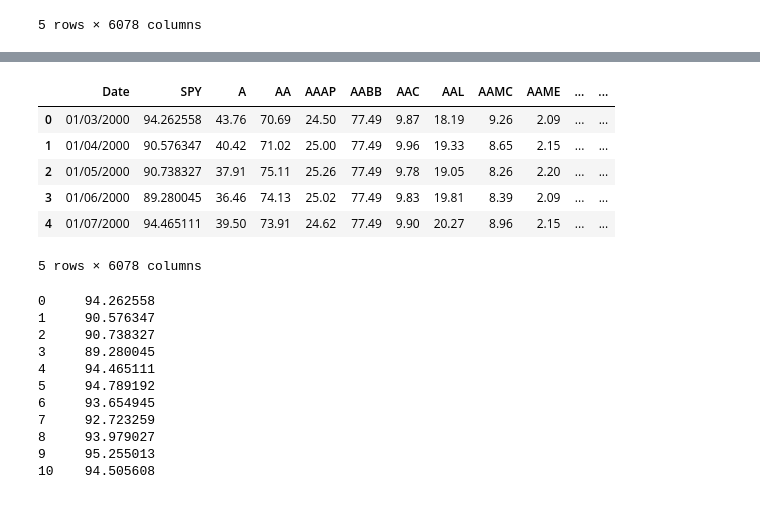
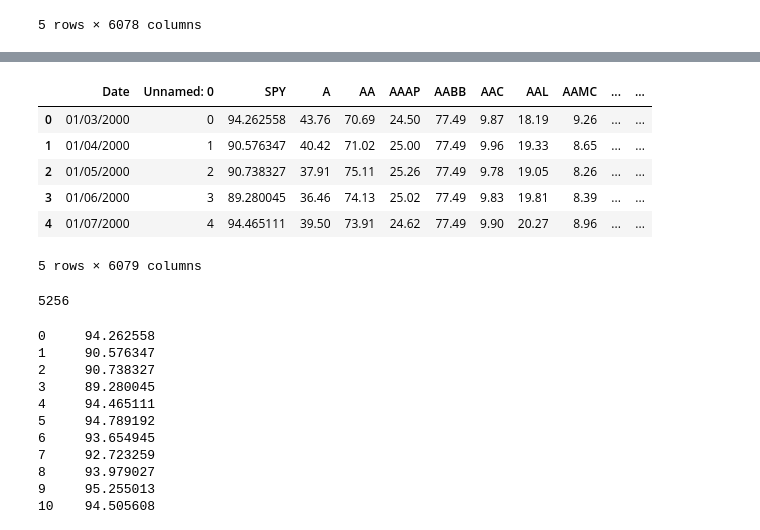
Before and after one commit to LumberJon1/EfficientPortfolio, a Jupyter notebook: EfficientPortfolioNotebook.ipynb, the cells around one changed output, grey strips where cells are left out. Drawn from its saved outputs; the diff is of its cells as text; code cells hidden in the pictures.

Commit message:
Debugged some errors with indexes when creating benchmark df and added TODO to handle missing dates for weekends

```diff
--- a/EfficientPortfolioNotebook.ipynb
+++ b/EfficientPortfolioNotebook.ipynb
@@ -78,17 +67,25 @@ df.head()
 # new_df.to_csv(path_or_buf=os.path.join(project_dir, "all_history.csv"))
 # %%
 reset_df = df.reset_index()
-date_value = reset_df.loc[reset_df["Date"] == "01/05/2000", "Date"].index[0]
+# date_value = reset_df.loc[reset_df["Date"] == "01/05/2000", "Date"].index[0]
 reset_df.head()
-# print(date_value)
 # %% [output]
-|  | Date | SPY | A | AA | AAAP | AABB | AAC | AAL | AAMC | AAME | ... | ... |
-| 0 | 01/03/2000 | 94.262558 | 43.76 | 70.69 | 24.50 | 77.49 | 9.87 | 18.19 | 9.26 | 2.09 | ... | ... |
-| 1 | 01/04/2000 | 90.576347 | 40.42 | 71.02 | 25.00 | 77.49 | 9.96 | 19.33 | 8.65 | 2.15 | ... | ... |
-| 2 | 01/05/2000 | 90.738327 | 37.91 | 75.11 | 25.26 | 77.49 | 9.78 | 19.05 | 8.26 | 2.20 | ... | ... |
-| 3 | 01/06/2000 | 89.280045 | 36.46 | 74.13 | 25.02 | 77.49 | 9.83 | 19.81 | 8.39 | 2.09 | ... | ... |
-| 4 | 01/07/2000 | 94.465111 | 39.50 | 73.91 | 24.62 | 77.49 | 9.90 | 20.27 | 8.96 | 2.15 | ... | ... |
+|  | Date | Unnamed: 0 | SPY | A | AA | AAAP | AABB | AAC | AAL | AAMC | ... | ... |
+| 0 | 01/03/2000 | 0 | 94.262558 | 43.76 | 70.69 | 24.50 | 77.49 | 9.87 | 18.19 | 9.26 | ... | ... |
+| 1 | 01/04/2000 | 1 | 90.576347 | 40.42 | 71.02 | 25.00 | 77.49 | 9.96 | 19.33 | 8.65 | ... | ... |
+| 2 | 01/05/2000 | 2 | 90.738327 | 37.91 | 75.11 | 25.26 | 77.49 | 9.78 | 19.05 | 8.26 | ... | ... |
+| 3 | 01/06/2000 | 3 | 89.280045 | 36.46 | 74.13 | 25.02 | 77.49 | 9.83 | 19.81 | 8.39 | ... | ... |
+| 4 | 01/07/2000 | 4 | 94.465111 | 39.50 | 73.91 | 24.62 | 77.49 | 9.90 | 20.27 | 8.96 | ... | ... |
-5 rows × 6078 columns
+5 rows × 6079 columns
+# %%
+start_date = "11/21/2020"
+start_date_index = reset_df.loc[reset_df["Date"] == "11/20/2020", "Date"].index[0]
+print(start_date_index)
+# print("Start date: "+)
+# print("Set start date index for portfolio instance to: "+str(start_date_index))
+# print(df.loc[start_date_index, "Date"])
+# %% [output]
+5256
 # %%
 reset_df["SPY"].head(30)
 # %% [output]
```
Also changed, not shown: parts of 4 cells of this notebook.
